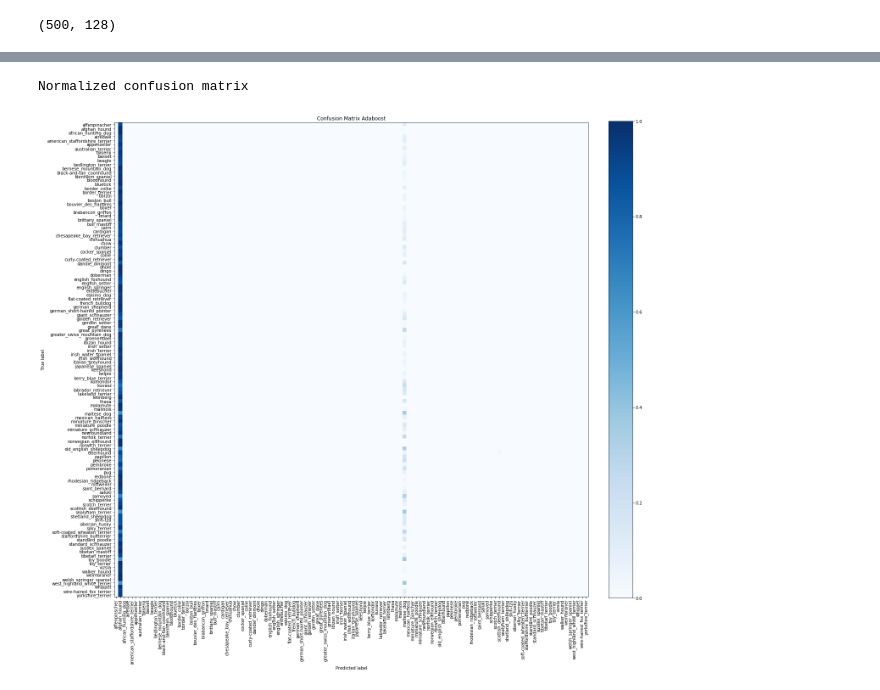
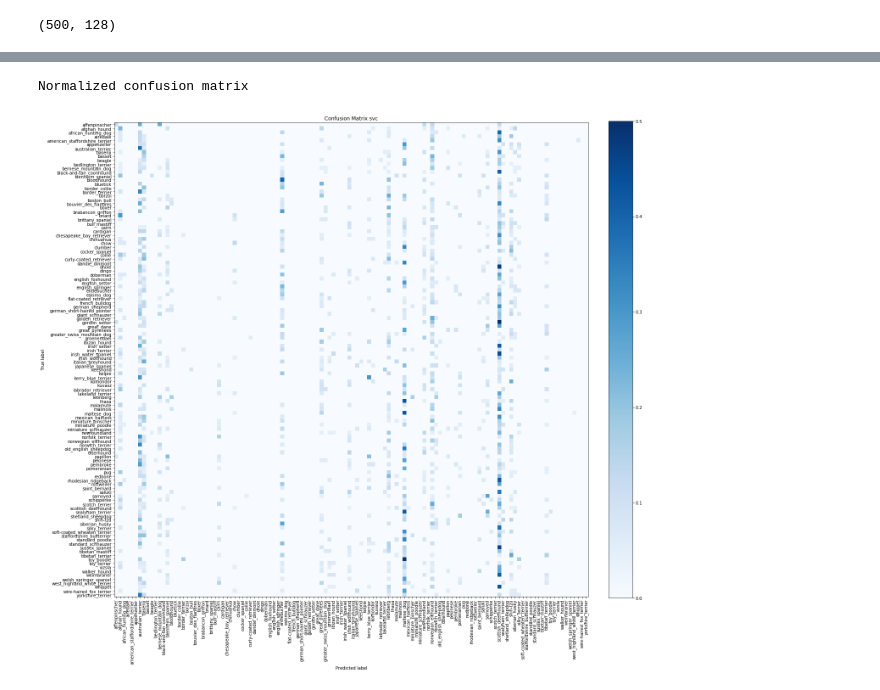
Before and after one commit to celiabayet/Dogs, a Jupyter notebook: code/notebooks/sift_model.ipynb, the cells around one changed output, grey strips where cells are left out. Saved outputs shown, nothing was run; the diff lists cells and outputs as text; code cells hidden in the pictures.

```diff
--- a/code/notebooks/sift_model.ipynb
+++ b/code/notebooks/sift_model.ipynb
@@ -79,3 +80,10 @@ def resize(img):
         value=color)
 
     return new_img
+# %%
+# Creating new folders for preprocessed images
+if not os.path.exists('../data/processed_images'):
+    for r, d, f in os.walk(img_path):
+        dirs = r.split(os.path.sep)[-1]
+        processed_path = os.path.join('../data', 'processed_images', dirs)
+        os.mkdir(processed_path)
@@ -96,9 +231,9 @@ def load_images_from_folder(data):
     labels = np.stack(labels)
     return images, labels
 # %%
-X_train, y_train = load_images_from_folder('../data/train')
-X_valid, y_valid = load_images_from_folder('../data/validation')
-X_test, y_test = load_images_from_folder('../data/test')
+X_train, y_train = load_images_from_folder('../data/processed_train_test/train')
+X_valid, y_valid = load_images_from_folder('../data/processed_train_test/validation')
+X_test, y_test = load_images_from_folder('../data/processed_train_test/test')
 # %%
 #Save the datasets to files
 np.save('../data/datasets/' + 'X_train', X_train)
@@ -144,7 +289,7 @@ sift = cv2.xfeatures2d.SIFT_create()
 # %% [markdown]
 ### Example
 # %%
-img_example = cv2.imread(DEFAULT_IMAGE_1)
+img_example = cv2.imread(DEFAULT_IMAGE_2)
 kp, desc = sift.detectAndCompute(img_example, None)
 
 #plt.imshow(cv2.drawKeypoints(img_example, kp, color_img.copy()))
@@ -233,13 +353,7 @@ def feature_extract(img_set, bovw_dict):
         if not idx % 1000:
             print('%i images processed' %idx)
 
-        img_yuv = cv2.cvtColor(img, cv2.COLOR_BGR2YUV)
-        img_yuv[:,:,0] = cv2.equalizeHist(img_yuv[:,:,0])
-        img_equal = cv2.cvtColor(img_yuv, cv2.COLOR_YUV2BGR)
-        # gaussian filter
-        img_gaussian = cv2.GaussianBlur(img_equal, (9, 9),0)
-
-        features = bovw_dict.compute(img_gaussian, sift.detect(img_gaussian))
+        features = bovw_dict.compute(img, sift.detect(img))
         set_features.extend(features)
 
     set_features = np.stack(set_features)
@@ -384,7 +499,7 @@ array(['afghan_hound', 'afghan_hound', 'afghan_hound', ...,
 # %%
-conf_matrix = confusion_matrix(y_valid, y_pred)
-plot_confusion_matrix(conf_matrix, classes=np.unique(y_valid), \
+conf_matrix = confusion_matrix(y_test, y_pred)
+plot_confusion_matrix(conf_matrix, classes=np.unique(y_test), \
                       title='Confusion Matrix svc', normalize=True, rotation_xticks=90)
 # %% [output]
 Normalized confusion matrix
-[figure, old version]
+[figure, new version]
```
Also changed, not shown: parts of 27 cells of this notebook, 4 other files.
